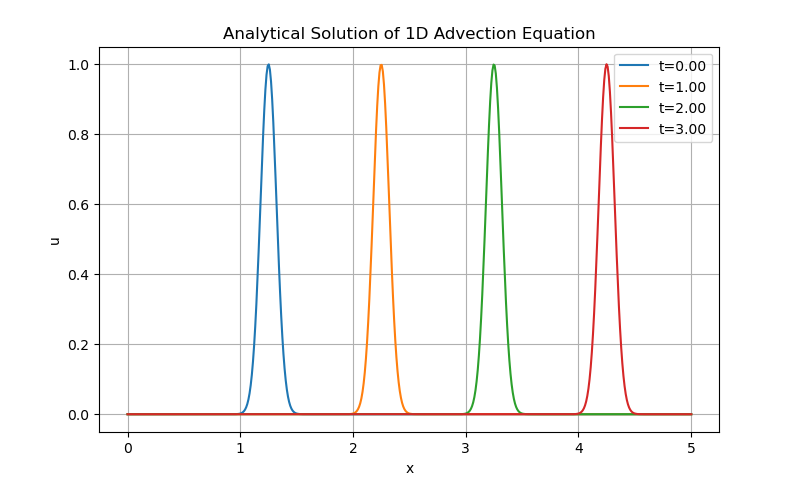
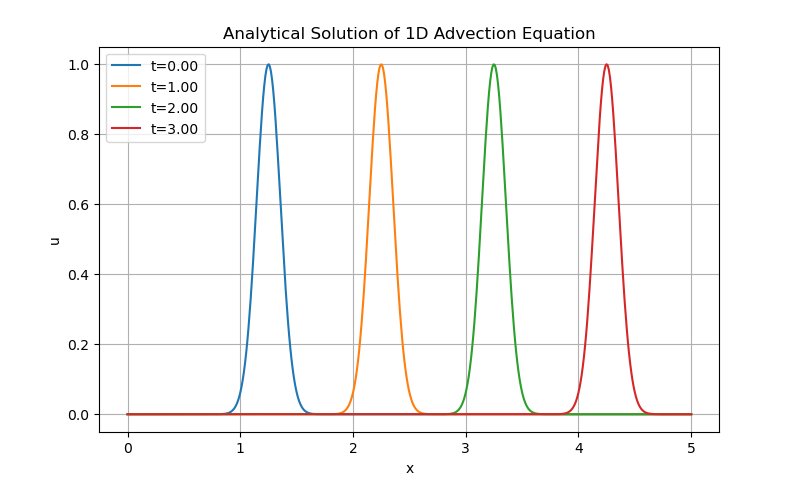
Before and after one commit to chaytonb/Assignment-1-ML-Course, a Jupyter notebook: 1d_advection_analytical.ipynb, the cells around one changed output. Cells and saved outputs as stored; diff of their text form; code cells hidden in the pictures.

```diff
--- a/1d_advection_analytical.ipynb
+++ b/1d_advection_analytical.ipynb
@@ -8,32 +8,32 @@ import matplotlib.pyplot as plt
 nx = 500          # Number of spatial points
 L = 5.0           # Domain length
 dx = L / (nx - 1)  # Spatial resolution
 dt = 0.01         # Time step
 a = 1.0           # Advection speed
 T = 5.0           # Total simulation time
 
 # Spatial grid
 x = np.linspace(0, L, nx)
 
 # Initial condition: Gaussian pulse
 phi_init = np.exp(-((x - L/4) / 0.1) ** 2)
 
 # Times to plot
 times = [0, 1.0, 2.0, 3.0]
 
 # Plot analytical solutions at specified times
 plt.figure(figsize=(8, 5))
 for t in times:
     x_shifted = (x - a * t) % L  # Apply periodic boundary condition
-    phi_analytical = np.exp(-((x_shifted - L/4) / 0.1) ** 2)
+    phi_analytical = np.exp(-((x_shifted - L/4) / 0.15) ** 2)
     plt.plot(x, phi_analytical, label=f"t={t:.2f}")
 
 plt.legend()
 plt.xlabel("x")
 plt.ylabel("u")
 plt.grid()
 plt.title("Analytical Solution of 1D Advection Equation")
 plt.savefig('plots/analytical_1d.png')
 plt.show()
 # %% [output]
-[figure, old version]
+[figure, new version]
```
Also changed, not shown: 14 other files.
